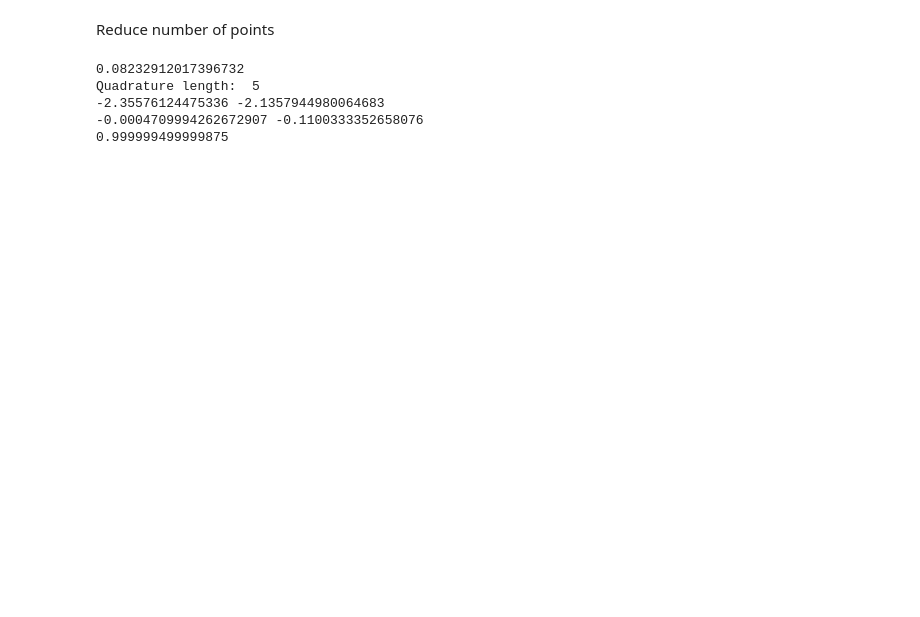
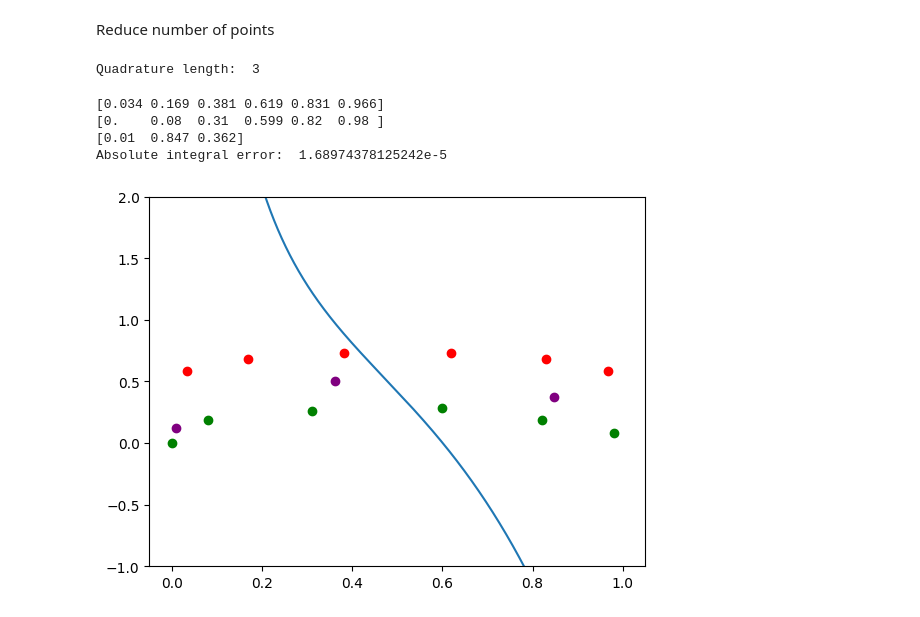
Before and after one commit to jakobtkn/ggqpy, a Jupyter notebook: genquad.ipynb, the cells around one changed output. Saved outputs shown, nothing was run; the diff lists cells and outputs as text; code cells hidden in the pictures; blank space fills up the shorter version.

Commit message:
step 3 implemented but not optimized

```diff
--- a/genquad.ipynb
+++ b/genquad.ipynb
@@ -111,4 +100,18 @@ def rank_remaining_nodes(x, w, U, J):
     eta = sorted(eta)
 
     return idx_sorted, step_directions, eta
+# %%
+def dampened_gauss_newton(r, jac, x0, step_size, maxiter = 100, tol = 1e-6):
+    x = x0
+    for _ in range(maxiter):
+        J = jac(x)
+        rx = r(x)
+
+        # d = np.linalg.solve(-(J.T@J), J.T@rx)
+        d,_,_,_ = np.linalg.lstsq(J,rx,rcond = -1)
+        x = x - step_size*d
+        if np.linalg.norm(d) < tol:
+            break
+
+    return x
 # %%
@@ -171,27 +141,46 @@ def point_reduction(x_cheb, w_cheb, r, u_list, eps_quad):
     du_list = [u.deriv() for u in u_list]
     improvement_found = True
 
-    while improvement_found:
+    def jacobian(y):
+        x,w = np.split(y,2)
         U = np.column_stack([u(x) for u in u_list])
         dU = np.column_stack([du(x) for du in du_list])
         J = np.hstack([dU.T*w, U.T])
-        idx_sorted, step_directions, eta = rank_remaining_nodes(x, w, U, J)
-        x, w, improvement_found = attempt_to_remove_node(x, w, J, r, idx_sorted, step_directions, eps_quad)
+        return J
+
+    def residual(y):
+        x,w = np.split(y,2)
+        U = np.column_stack([u(x) for u in u_list])
+        return U.T@w - r
+
+    while improvement_found:
+        x, w, improvement_found = attempt_to_remove_node(x, w, jacobian, residual, eps_quad)
 
     return x, w
 # %%
 # Implement damped gauss newton with Wolfe condition.
-
 eps_quad = 0.3
 r = U_disc.T@w_disc
 x,w = point_reduction(x_cheb, w_cheb, r, u_list, eps_quad)
 print("Quadrature length: ", len(x))
-print(F.target_integral(ex_f_expr), ex_f(x)@w)
-print(r[5], u_list[5](x)@w)
-print(np.linalg.norm(r))
 # %% [output]
-0.08232912017396732
-Quadrature length:  5
--2.35576124475336 -2.1357944980064683
--0.0004709994262672907 -0.1100333352658076
-0.999999499999875
+Quadrature length:  3
+# %%
+plt.figure()
+plt.plot(xx, ex_f(xx))
+plt.ylim(-1,2)
+plt.scatter(x_cheb, w_cheb, c = 'green',)
+x_gl,w_gl = I.translate(np.polynomial.legendre.leggauss(rank))
+plt.scatter(x_gl, w_gl, c = 'red',)
+plt.scatter(x, w, c = 'purple',)
+print(np.around(x_gl,3))
+print(np.around(sorted(x_cheb),3))
+print(np.around(x,3))
+
+print("Absolute integral error: ", abs(F.target_integral(ex_f_expr) - ex_f(x)@w))
+# %% [output]
+[0.034 0.169 0.381 0.619 0.831 0.966]
+[0.    0.08  0.31  0.599 0.82  0.98 ]
+[0.01  0.847 0.362]
+Absolute integral error:  1.68974378125242e-5
+[figure, added]
```
Also changed, not shown: parts of 9 cells of this notebook.
